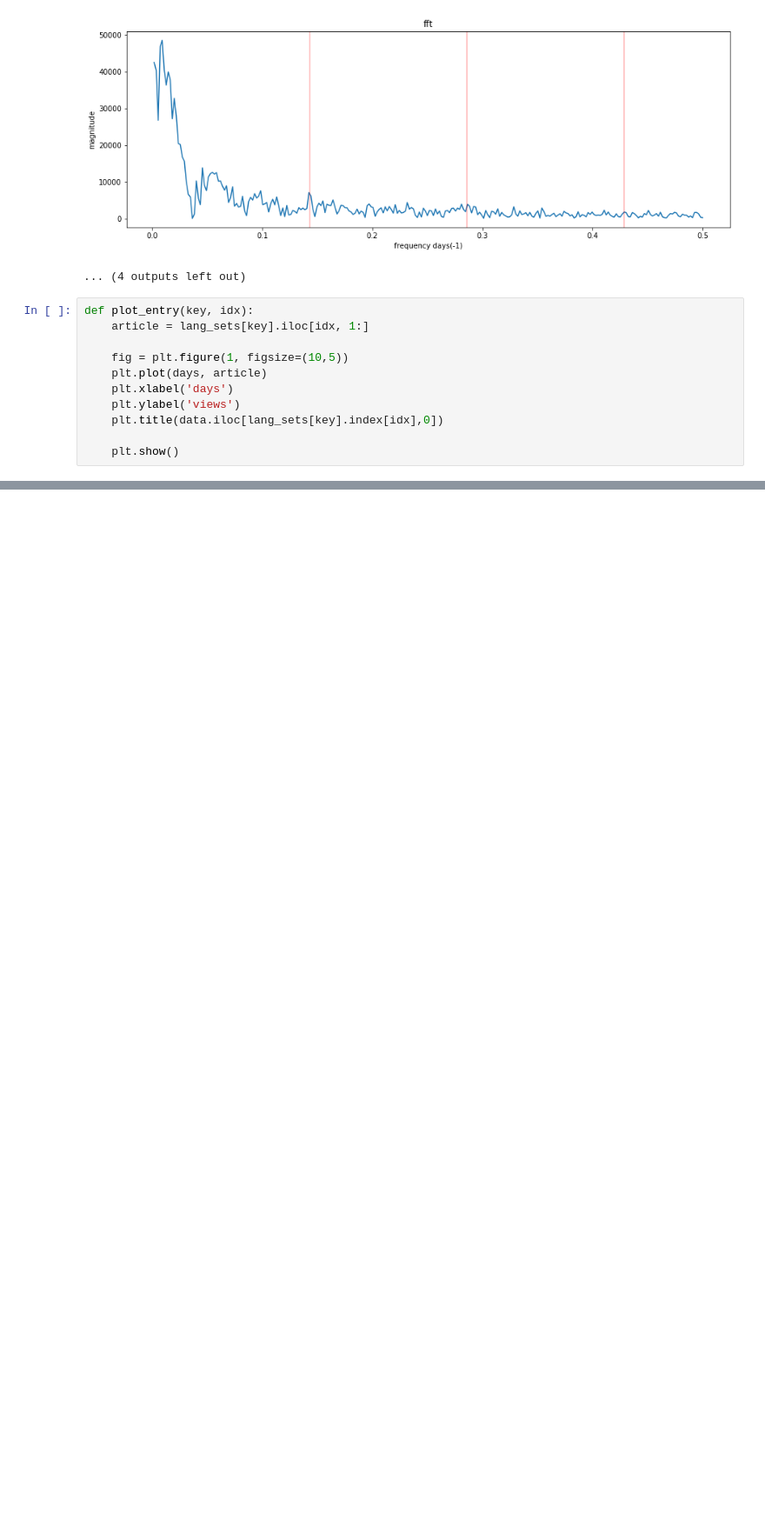
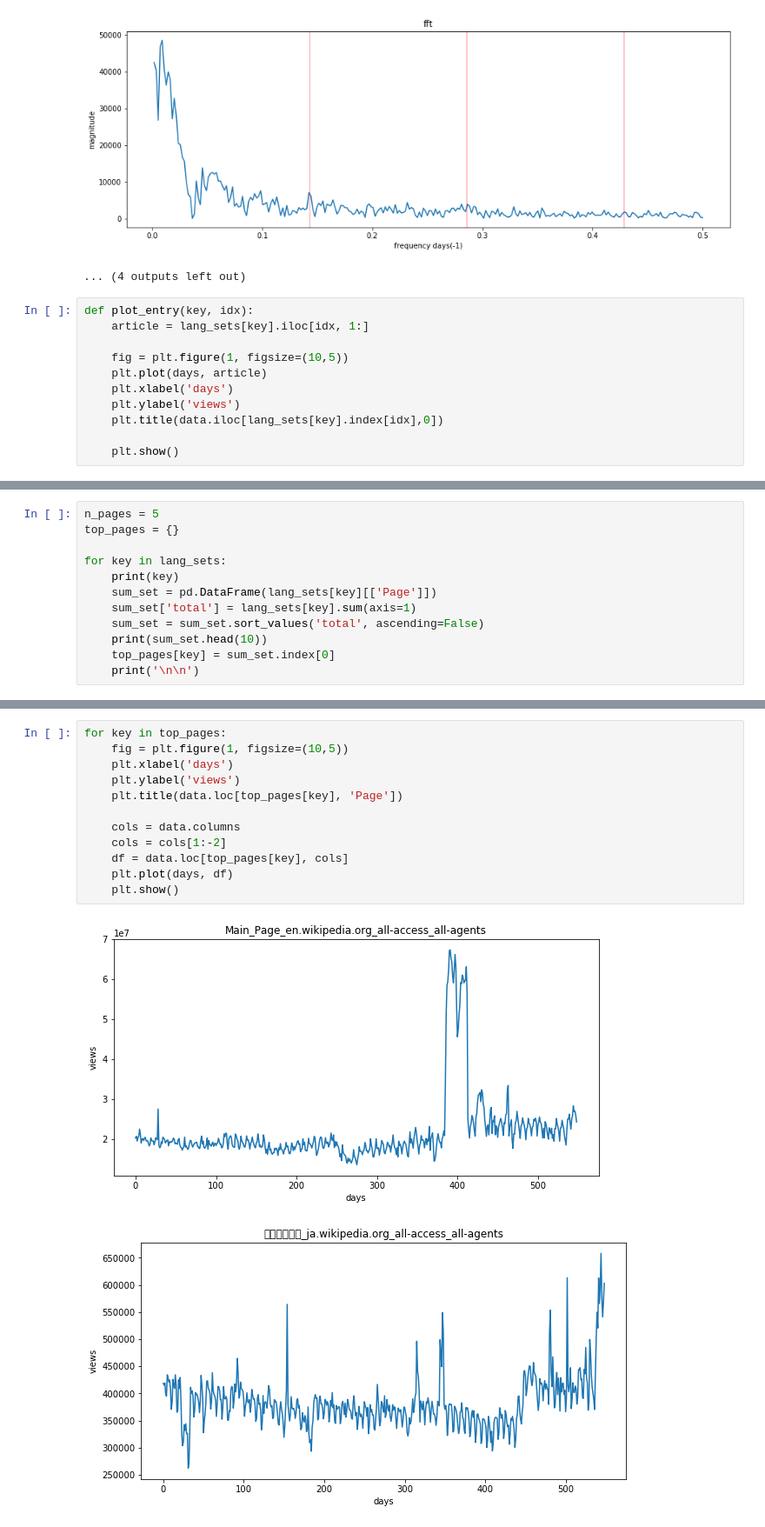
Before and after one commit to Sandy4321/WebTraffic, a Jupyter notebook: traffic_analysis.ipynb, the cells around one changed output, grey strips where cells are left out. Shown at 87% size. Saved outputs shown, nothing was run; the diff lists cells and outputs as text; blank space fills up the shorter version.

```diff
--- a/traffic_analysis.ipynb
+++ b/traffic_analysis.ipynb
@@ -259,0 +256,12 @@ rnd_idx = np.random.randn()
+# %%
+n_pages = 5
+top_pages = {}
+
+for key in lang_sets:
+    print(key)
+    sum_set = pd.DataFrame(lang_sets[key][['Page']])
+    sum_set['total'] = lang_sets[key].sum(axis=1)
+    sum_set = sum_set.sort_values('total', ascending=False)
+    print(sum_set.head(10))
+    top_pages[key] = sum_set.index[0]
+    print('\n\n')
@@ -259,0 +286,15 @@ rnd_idx = np.random.randn()
+# %%
+for key in top_pages:
+    fig = plt.figure(1, figsize=(10,5))
+    plt.xlabel('days')
+    plt.ylabel('views')
+    plt.title(data.loc[top_pages[key], 'Page'])
+
+    cols = data.columns
+    cols = cols[1:-2]
+    df = data.loc[top_pages[key], cols]
+    plt.plot(days, df)
+    plt.show()
+# %% [output]
+[figure, added]
+[figure, added]
```
Also changed, not shown: parts of 19 cells of this notebook.
